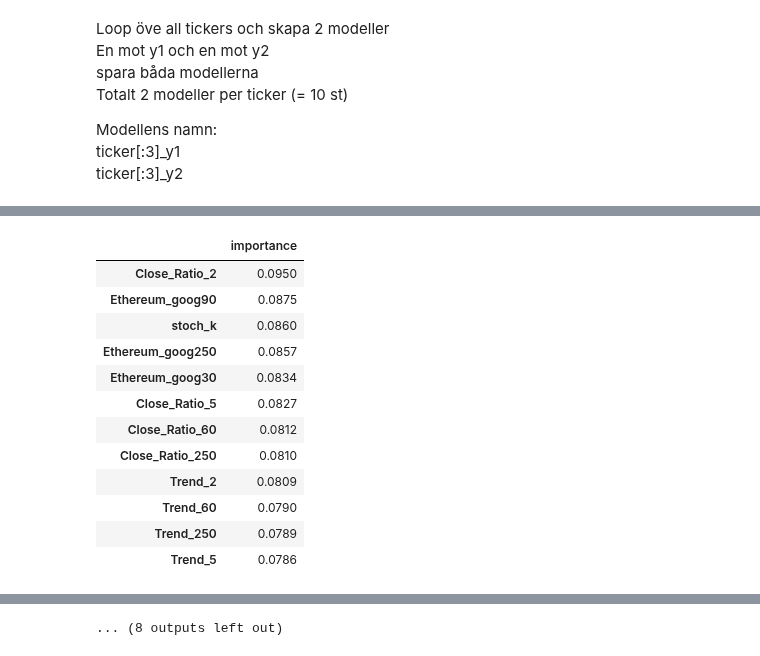
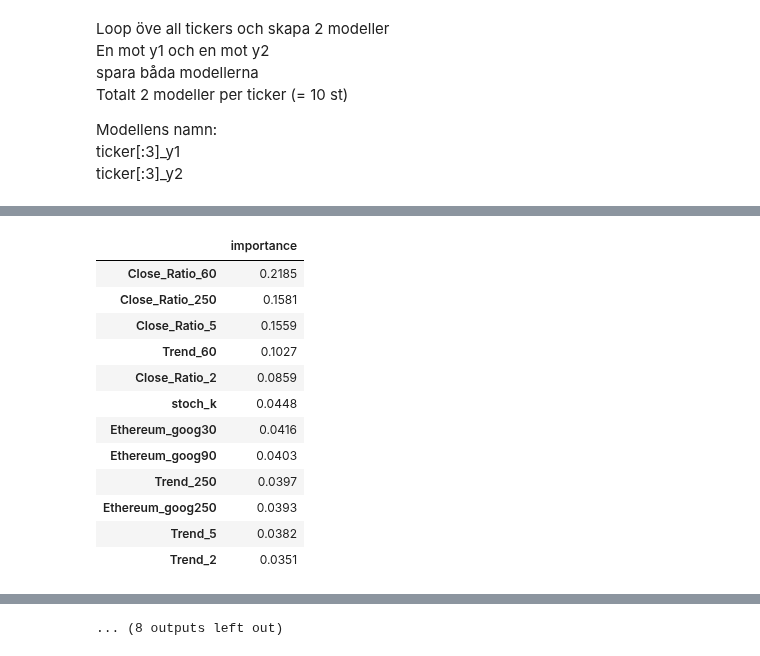
Before and after one commit to carokanns/the_new_Krypto, a Jupyter notebook: new_skapa_modeller.ipynb, the cells around one changed output, grey strips where cells are left out. Drawn from its saved outputs; the diff is of its cells as text; code cells hidden in the pictures.

Commit message:
skip pickle load of model use xgb internal

```diff
--- a/new_skapa_modeller.ipynb
+++ b/new_skapa_modeller.ipynb
@@ -65,9 +65,10 @@ def get_all_dates():
 # get google trends data
 from pytrends.request import TrendReq
 
-pytrends = TrendReq(hl='en-US', tz=360)
+pytrends = TrendReq()
 df_trend = get_all_dates()
 for ticker_name in ticker_names:
+    print(ticker_name)
     pytrends.build_payload(kw_list=[ticker_name], cat=7, timeframe='all')
     df_temp = pytrends.interest_over_time()
     df_temp = df_temp.drop(columns=['isPartial'])
@@ -181,12 +187,11 @@ def backtest(data, target, model, predictors, proba_val=0.6, start=360, step=180
         DataFrame: Två kolumner med true_y och prediktioner
     """
     all_predictions = []
-
+    print('last date', data.iloc[-1].name)
     for i in range(start, data.shape[0], step):
         train = data.iloc[0:i].copy()
         test = data.iloc[i:(i+step)].copy()
-        predictions = fit_predict(
-            train, test, target, predictors, model, proba_val=proba_val)
+        predictions = fit_predict(train, test, target, predictors, model, proba_val=proba_val)
         all_predictions.append(predictions)
 
     return pd.concat(all_predictions)
@@ -219,7 +224,7 @@ def new_features(df_, ticker, target):
     df['After_tomorrow'] = df[ticker].shift(-2)
     df['y1'] = (df['Tomorrow'] > df[ticker]).astype(int)
     df['y2'] = (df['After_tomorrow'] > df[ticker]).astype(int)
-    df.dropna(inplace=True)
+    # df.dropna(inplace=True)
 
     for horizon in horizons:
         rolling_averages = df.rolling(horizon, 1).mean()
@@ -233,7 +238,7 @@ def new_features(df_, ticker, target):
         new_predictors += [ratio_column, trend_column]
 
     new_predictors.append('stoch_k')
-    df = df.dropna()
+    # df = df.dropna()
     return df, new_predictors
 # %%
 pd.options.display.max_columns = 200    # default 20
@@ -333,26 +339,55 @@ def add_google_trends(df_, df_trend, ticker, new_predictors):
 
     return df, new_predictors
 
+xgb_params = {'gamma': 0.7, 'learning_rate': 0.005, 'max_depth': 7,
+                  'min_child_weight': 3, 'n_estimators': 200, 'subsample': 0.4}
 for enum, ticker in enumerate(tickers):
     namn = ticker[:3]
     print(namn)
-    df, new_predictors = new_features(df_org, ticker, 'y1')
+    target = 'y1'
+    xgb = XGBClassifier(**xgb_params,  random_state=2022, n_jobs=-1)
+    df, new_predictors = new_features(df_org, ticker, target)
     df, new_predictors = add_google_trends(df, df_trend, ticker, new_predictors)
-    predictions_xgb = backtest(df, 'y1', xgb, new_predictors, proba_val= 0.55, step=30)
-    xgb_try = print_results(predictions_xgb,'y1')
+    predictions_xgb = backtest(df, target, xgb, new_predictors, proba_val= 0.55, step=30)
+    xgb_try = print_results(predictions_xgb, target)
     display(pd.DataFrame(xgb.feature_importances_,columns=['importance'], index=new_predictors).sort_values(by='importance', ascending=False))
 
-    xgb.fit(df[new_predictors], df['y1'])
+    test_index = int(df.shape[0] * 0.8)
+    train = df.iloc[:test_index].copy()
+    test = df.iloc[test_index:].copy()
+    xgb = XGBClassifier(early_stopping_rounds=100,
+                        **xgb_params,
+                        random_state=2022, n_jobs=-1)
+    xgb.fit(train[new_predictors], train[target],
+            eval_set=[(train[new_predictors], train[target]),
+                      (test[new_predictors], test[target])],
+            verbose=False)
+
+    # pickle.dump(xgb, open(f'{namn}_y1.pkl', 'wb'))
+    xgb.save_model(f'{namn}_{target}.json')
+
+
+    target='y2'
+    xgb = XGBClassifier(**xgb_params,  random_state=2022, n_jobs=-1)
+    df, new_predictors = new_features(df_org, ticker, target)
+    df, new_predictors = add_google_trends(df, df_trend, ticker, new_predictors)
+    predictions_xgb = backtest(df, target, xgb, new_predictors, proba_val=0.55, step=30)
+    xgb_try = print_results(predictions_xgb, target)
+    display(pd.DataFrame(xgb.feature_importances_,columns=['importance'], index=new_predictors).sort_values(by='importance', ascending=False))
+
+    test_index = int(df.shape[0] * 0.8)
+    train = df.iloc[:test_index].copy()
+    test = df.iloc[test_index:].copy()
+    xgb = XGBClassifier(early_stopping_rounds=100,
+                        **xgb_params,
+                        random_state=2022, n_jobs=-1)
+    xgb.fit(train[new_predictors], train[target],
+            eval_set=[(train[new_predictors], train[target]),
+                      (test[new_predictors], test[target])],
+            verbose=False)
+
     # pickle dump model
-    pickle.dump(xgb, open(f'{namn}_y1.pkl', 'wb'))
-
-    df, new_predictors = new_features(df_org, ticker, 'y2')
-    df, new_predictors = add_google_trends(df, df_trend, ticker, new_predictors)
-    predictions_xgb = backtest(df, 'y2', xgb, new_predictors, proba_val=0.55, step=30)
-    xgb_try = print_results(predictions_xgb,'y2')
-    display(pd.DataFrame(xgb.feature_importances_,columns=['importance'], index=new_predictors).sort_values(by='importance', ascending=False))
-    xgb.fit(df[new_predictors], df['y2'])
-    # pickle dump model
-    pickle.dump(xgb, open(f'{namn}_y2.pkl', 'wb'))
+    # pickle.dump(xgb, open(f'{namn}_y2.pkl', 'wb'))
+    xgb.save_model(f'{namn}_{target}.json')
 # %% [output]
 BTC
@@ -419,13 +457,13 @@ Precision:      0.5556
 |  | importance |
-| Close_Ratio_2 | 0.0950 |
-| Ethereum_goog90 | 0.0875 |
-| stoch_k | 0.0860 |
-| Ethereum_goog250 | 0.0857 |
-| Ethereum_goog30 | 0.0834 |
-| Close_Ratio_5 | 0.0827 |
-| Close_Ratio_60 | 0.0812 |
-| Close_Ratio_250 | 0.0810 |
-| Trend_2 | 0.0809 |
-| Trend_60 | 0.0790 |
-| Trend_250 | 0.0789 |
-| Trend_5 | 0.0786 |
+| Close_Ratio_60 | 0.2185 |
+| Close_Ratio_250 | 0.1581 |
+| Close_Ratio_5 | 0.1559 |
+| Trend_60 | 0.1027 |
+| Close_Ratio_2 | 0.0859 |
+| stoch_k | 0.0448 |
+| Ethereum_goog30 | 0.0416 |
+| Ethereum_goog90 | 0.0403 |
+| Trend_250 | 0.0397 |
+| Ethereum_goog250 | 0.0393 |
+| Trend_5 | 0.0382 |
+| Trend_2 | 0.0351 |
```
Also changed, not shown: parts of 11 cells of this notebook, 22 other files.
